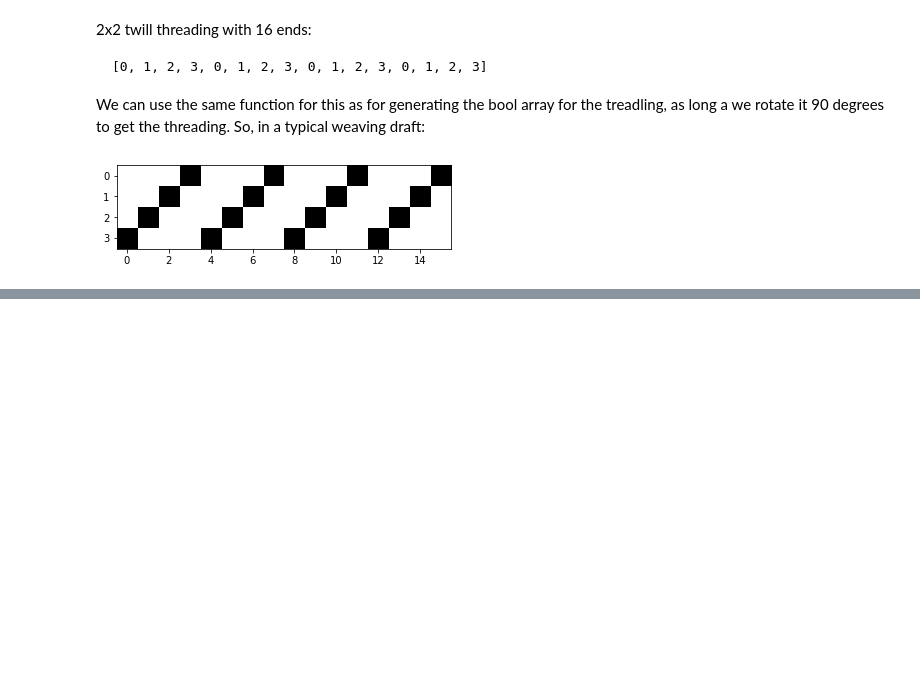
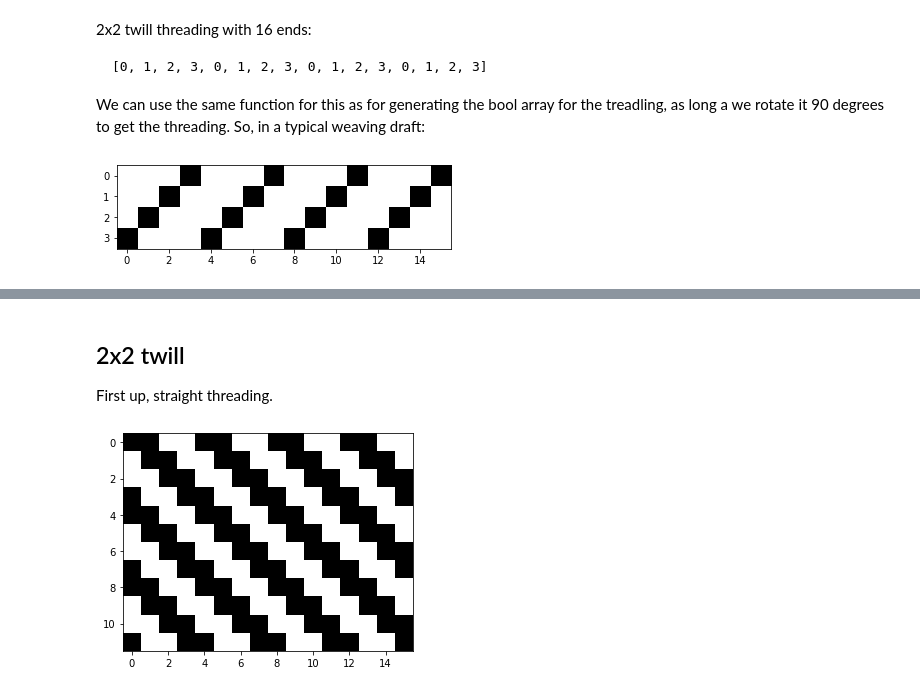
Before and after one commit to elizabethpankratz/weaving-draft-generator, a Jupyter notebook: weaving-draft-generator.ipynb, the cells around one changed output, grey strips where cells are left out. Drawn from its saved outputs; the diff is of its cells as text; code cells hidden in the pictures; blank space fills up the shorter version.

```diff
--- a/weaving-draft-generator.ipynb
+++ b/weaving-draft-generator.ipynb
@@ -102,6 +134,6 @@ Tie-up for 2x2 twill:
 # %%
-twill2x2_tieup = np.array([[0, 0, 1, 1], [0, 1, 1, 0], [1, 1, 0, 0], [1, 0, 0, 1]])
-display(inv(twill2x2_tieup))
+twill2x2_tieup = np.array([[1, 0, 0, 1], [1, 1, 0, 0], [0, 1, 1, 0], [0, 0, 1, 1]])
+display_tieup(twill2x2_tieup)
 # %% [output]
 [figure]
 # %% [markdown]
@@ -215,0 +315,9 @@ The fabric is generated as a function of the tie-up, treadling, and threading.
+# %% [markdown]
+## 2x2 twill
+
+First up, straight threading.
+# %%
+twill2x2_fabric = gen_fabric(twill2x2_tieup, twill2x2_treadle, twill2x2_thread)
+display(inv(twill2x2_fabric))
+# %% [output]
+[figure, added]
```
Also changed, not shown: parts of 29 cells of this notebook.
